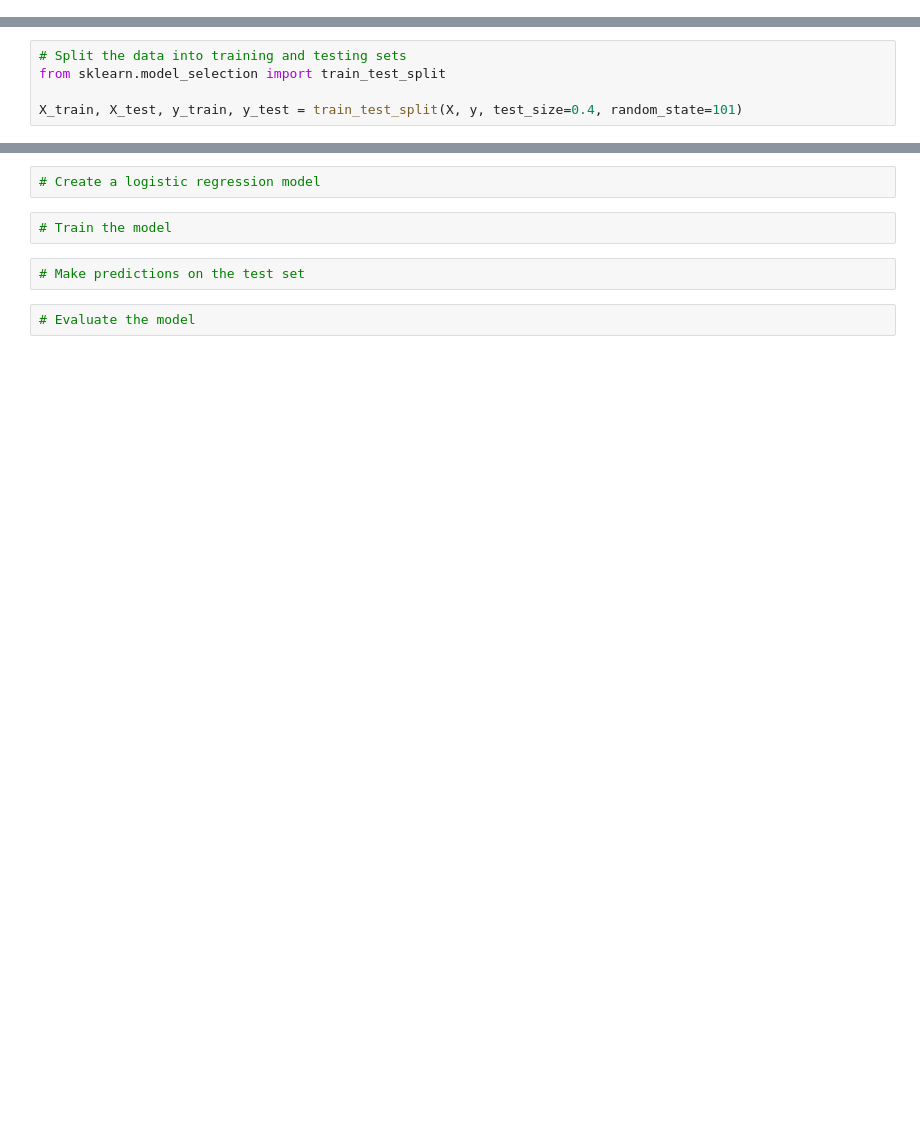
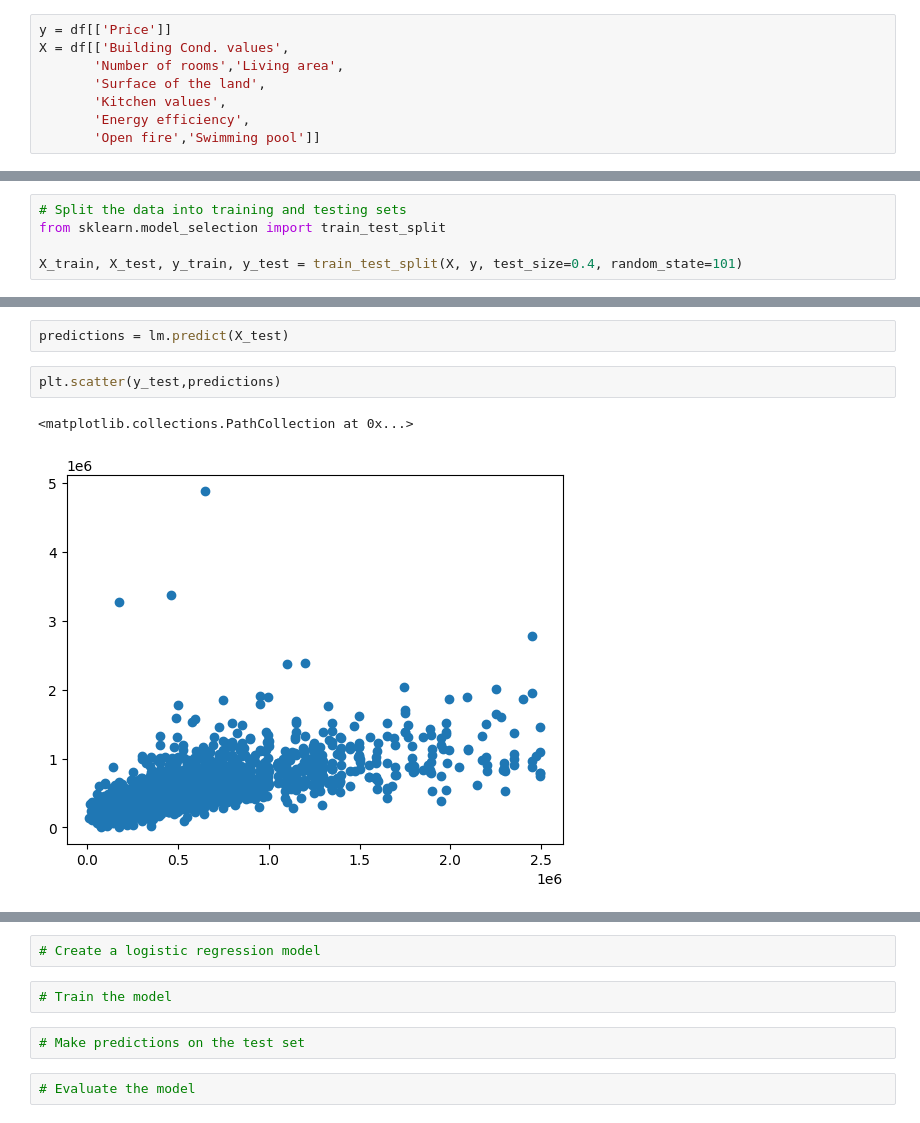
Before and after one commit to Ta-DevSark/challenge-regression, a Jupyter notebook: mourad.ipynb, the cells around one changed output, grey strips where cells are left out. Cells and saved outputs as stored; diff of their text form; blank space fills up the shorter version.

```diff
--- a/mourad.ipynb
+++ b/mourad.ipynb
@@ -27,3 +29,11 @@ x = df[['id','Zip',
+# %%
+y = df[['Price']]
+X = df[['Building Cond. values',
+       'Number of rooms','Living area',
+       'Surface of the land',
+       'Kitchen values',
+       'Energy efficiency',
+       'Open fire','Swimming pool']]
 # %%
 X.isna().sum()
 # %% [output]
@@ -59,0 +87,7 @@ LinearRegression does not accept missing values encoded as NaN natively. For sup
+# %%
+predictions = lm.predict(X_test)
+# %%
+plt.scatter(y_test,predictions)
+# %% [output]
+<matplotlib.collections.PathCollection at 0x...>
+[figure, added]
```
Also changed, not shown: parts of 10 cells of this notebook.
